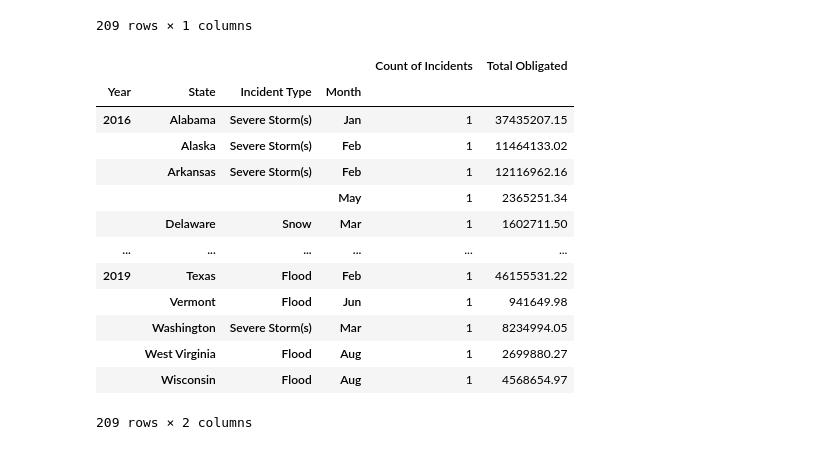
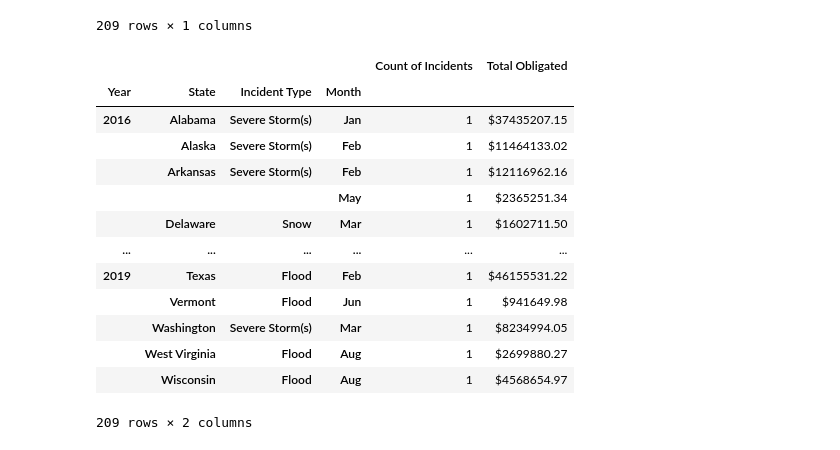
Before and after one commit to ryanwinn33/project2, a Jupyter notebook: Cleaning_PAS.ipynb, the cells around one changed output. Cells and saved outputs as stored; diff of their text form; code cells hidden in the pictures.

```diff
--- a/Cleaning_PAS.ipynb
+++ b/Cleaning_PAS.ipynb
@@ -353,21 +356,24 @@ monthCost
 # %%
 #Merge total obligated table aand disaster count table broken down by year
 mergeMonth = pd.concat([monthOccur, monthCost], axis=1, sort=False)
+
+#Format column with currency
+mergeMonth["Total Obligated"] = mergeMonth["Total Obligated"].map("${:.2f}".format)
 mergeMonth
 # %% [output]
 |  |  |  |  | Count of Incidents | Total Obligated |
 | Year | State | Incident Type | Month |  |  |
-| 2016 | Alabama | Severe Storm(s) | Jan | 1 | 37435207.15 |
-|  | Alaska | Severe Storm(s) | Feb | 1 | 11464133.02 |
-|  | Arkansas | Severe Storm(s) | Feb | 1 | 12116962.16 |
-|  |  |  | May | 1 | 2365251.34 |
-|  | Delaware | Snow | Mar | 1 | 1602711.50 |
+| 2016 | Alabama | Severe Storm(s) | Jan | 1 | $37435207.15 |
+|  | Alaska | Severe Storm(s) | Feb | 1 | $11464133.02 |
+|  | Arkansas | Severe Storm(s) | Feb | 1 | $12116962.16 |
+|  |  |  | May | 1 | $2365251.34 |
+|  | Delaware | Snow | Mar | 1 | $1602711.50 |
 | ... | ... | ... | ... | ... | ... |
-| 2019 | Texas | Flood | Feb | 1 | 46155531.22 |
-|  | Vermont | Flood | Jun | 1 | 941649.98 |
-|  | Washington | Severe Storm(s) | Mar | 1 | 8234994.05 |
-|  | West Virginia | Flood | Aug | 1 | 2699880.27 |
-|  | Wisconsin | Flood | Aug | 1 | 4568654.97 |
+| 2019 | Texas | Flood | Feb | 1 | $46155531.22 |
+|  | Vermont | Flood | Jun | 1 | $941649.98 |
+|  | Washington | Severe Storm(s) | Mar | 1 | $8234994.05 |
+|  | West Virginia | Flood | Aug | 1 | $2699880.27 |
+|  | Wisconsin | Flood | Aug | 1 | $4568654.97 |
 209 rows × 2 columns
 # %%
 #Export CSVs
```
Also changed, not shown: parts of 2 cells of this notebook, 2 other files.
